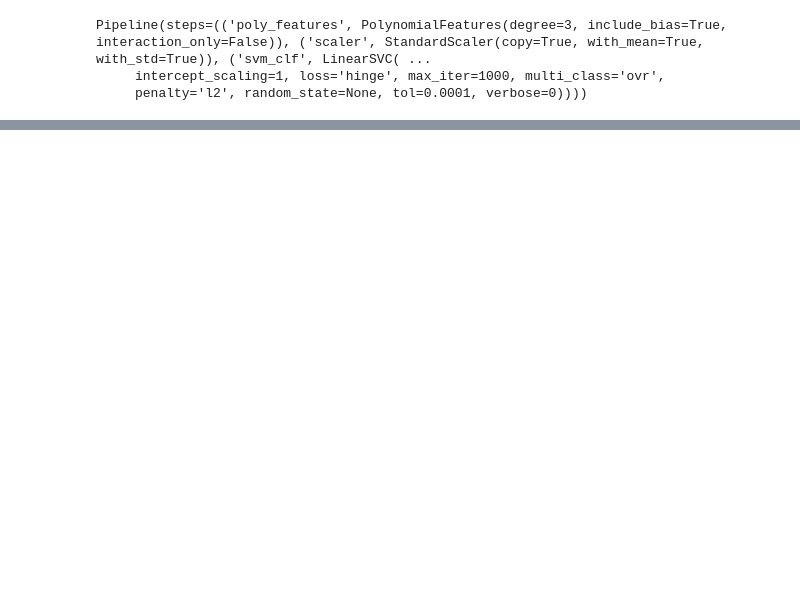
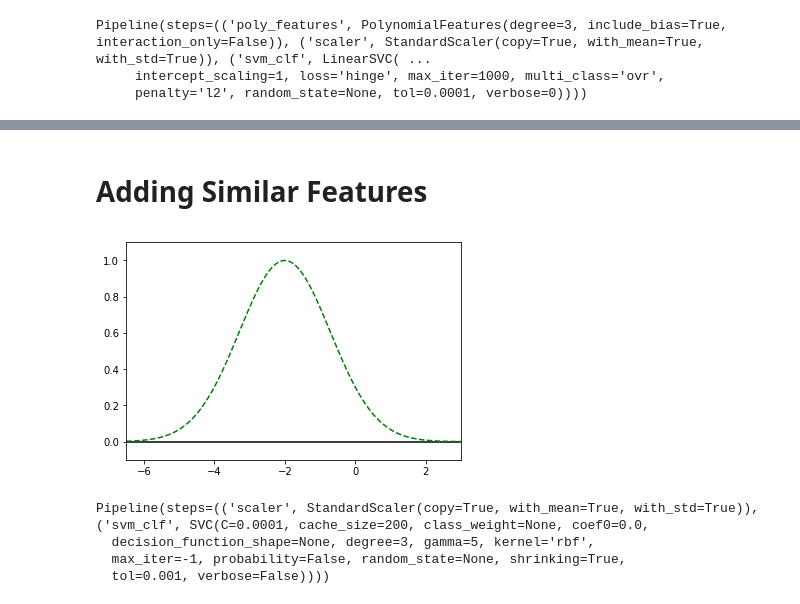
Before and after one commit to Xpitfire/handson-ml, a Jupyter notebook: 05_Exercise_SVM.ipynb, the cells around one changed output, grey strips where cells are left out. Drawn from its saved outputs; the diff is of its cells as text; code cells hidden in the pictures; blank space fills up the shorter version.

```diff
--- a/05_Exercise_SVM.ipynb
+++ b/05_Exercise_SVM.ipynb
@@ -46,0 +109,28 @@ Pipeline(steps=(('poly_features', PolynomialFeatures(degree=3, include_bias=True
+# %% [markdown]
+# Adding Similar Features
+# %%
+def gaussian_rbf(x, landmark, gamma):
+    return np.exp(-gamma * np.linalg.norm(x - landmark, axis=1)**2)
+# %%
+gamma = 0.3
+
+x1s = np.linspace(-6.5, 3, 200).reshape(-1, 1)
+x2s = gaussian_rbf(x1s, -2, gamma)
+
+plt.axhline(y=0, color='k')
+plt.plot(x1s, x2s, "g--")
+plt.axis([-6.5, 3, -0.1, 1.1])
+plt.show()
+# %% [output]
+[figure, added]
+# %%
+rbf_kernel_svm_clf = Pipeline((
+    ("scaler", StandardScaler()),
+    ("svm_clf", SVC(kernel="rbf", gamma=5, C=0.0001))
+))
+rbf_kernel_svm_clf.fit(X, y)
+# %% [output]
+Pipeline(steps=(('scaler', StandardScaler(copy=True, with_mean=True, with_std=True)), ('svm_clf', SVC(C=0.0001, cache_size=200, class_weight=None, coef0=0.0,
+  decision_function_shape=None, degree=3, gamma=5, kernel='rbf',
+  max_iter=-1, probability=False, random_state=None, shrinking=True,
+  tol=0.001, verbose=False))))
```
Also changed, not shown: parts of 9 cells of this notebook, 1 other file.
